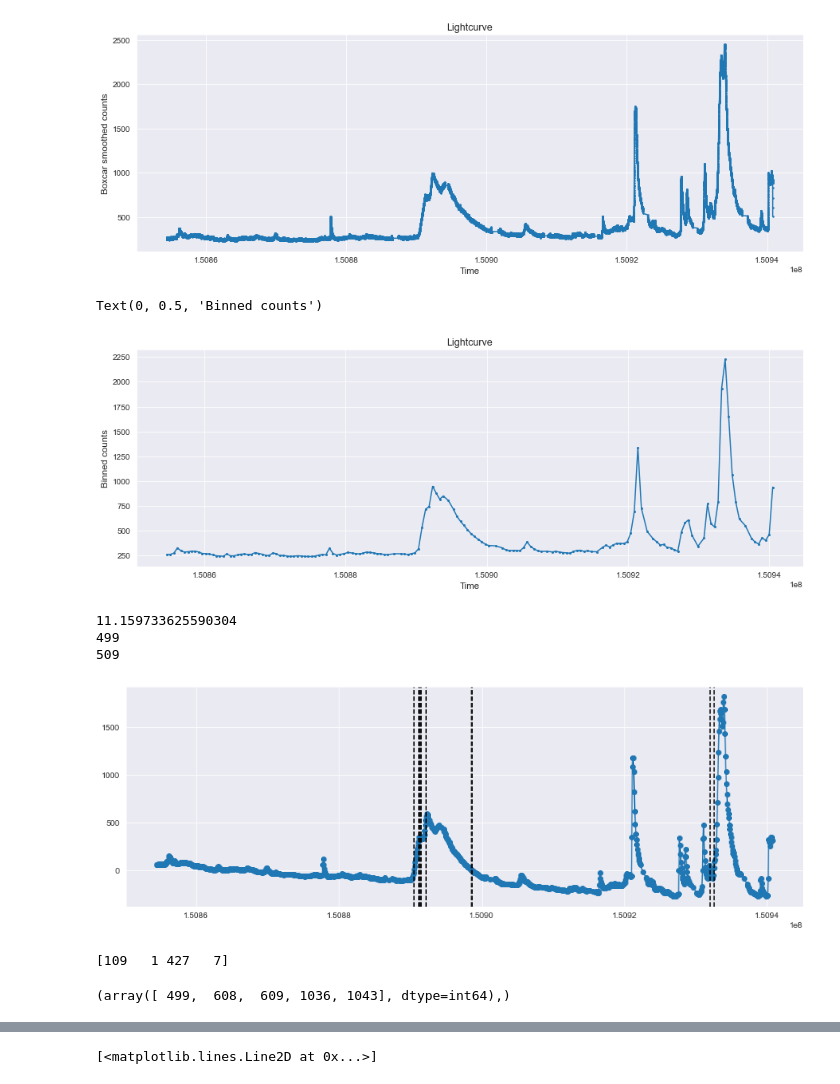
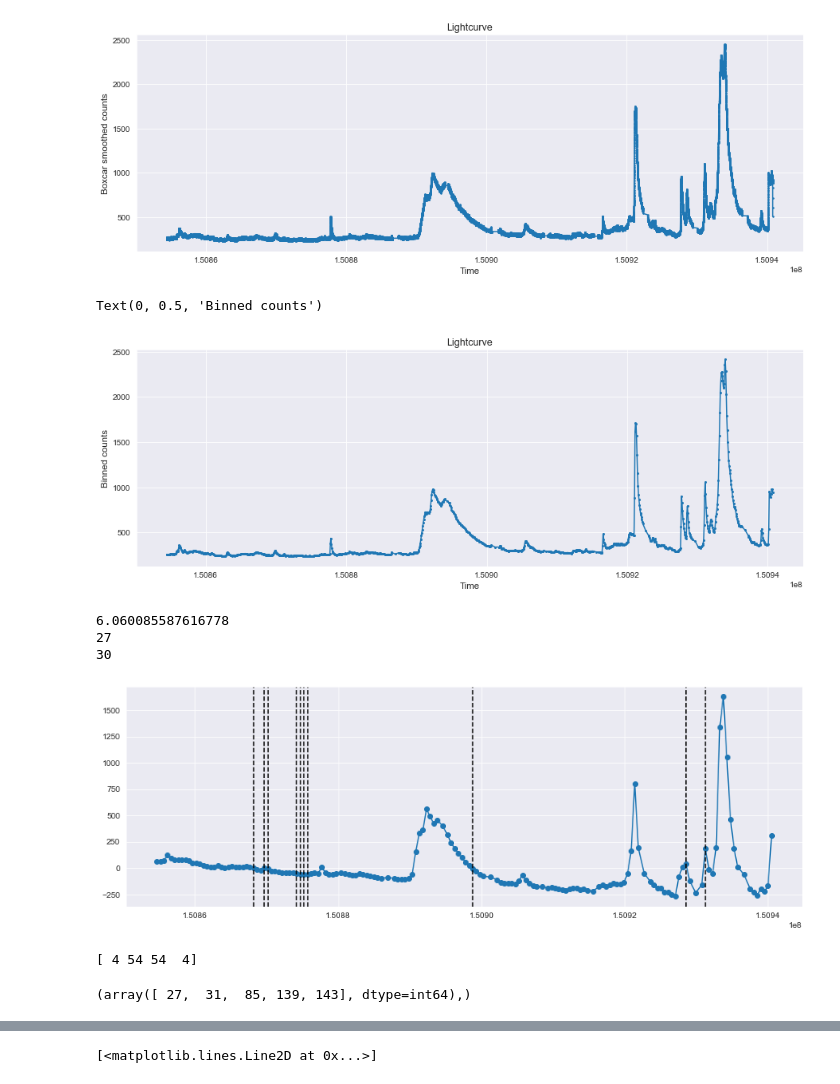
Before and after one commit to Tech-Meet-10-IITB-Solutions/SuryaDrishti, a Jupyter notebook: loc_max.ipynb, the cells around one changed output, grey strips where cells are left out. Drawn from its saved outputs; the diff is of its cells as text; code cells hidden in the pictures.

```diff
--- a/loc_max.ipynb
+++ b/loc_max.ipynb
@@ -114,18 +67,18 @@ Text(0, 0.5, 'Boxcar smoothed counts')
 [figure]
 # %%
 binned_time, binned_count = np.array([]), np.array([])
-bin = 500
+bin = 70
 for i in range(len(box_time)//bin):
     binned_time = np.concatenate((binned_time, [(box_time[bin*i]+box_time[bin*(i+1)])/2]))
     binned_count = np.concatenate((binned_count, [np.average(box_count[bin*i:bin*(i+1)])]))
 plt.figure(0, figsize=(15,5))
 plt.plot(binned_time, binned_count, marker = '.', markersize = 4)
 plt.title('Lightcurve', fontsize = 12.5)
 plt.xlabel('Time', fontsize = 11.5)
 plt.ylabel('Binned counts',fontsize = 11.5)
 # %% [output]
 Text(0, 0.5, 'Binned counts')
-[figure, old version]
+[figure, new version]
 # %%
 #Start of burst
 st_nr = binned_count[4:]
@@ -154,18 +107,18 @@ for i in range(min(len(st_flags[0]), len(peak_flags[0]))):
     plt.axvline(binned_time[peak_flags[0][i]], color = 'black', ls='--')
 #plt.axvline(binned_time[zero_crossings[0][10]], color = 'red', ls='--')
 # %% [output]
-11.159733625590304
-499
-509
+6.060085587616778
+27
+30
-[figure, old version]
+[figure, new version]
 # %%
 print(np.ediff1d(st_flags[0]))
 # %% [output]
-[109   1 427   7]
+[ 4 54 54  4]
 # %%
 print(st_flags)
 # %% [output]
-(array([ 499,  608,  609, 1036, 1043], dtype=int64),)
+(array([ 27,  31,  85, 139, 143], dtype=int64),)
 # %%
 #Start of burst
 st_nr = binned_count[4:]
```
Also changed, not shown: parts of 18 cells of this notebook.
